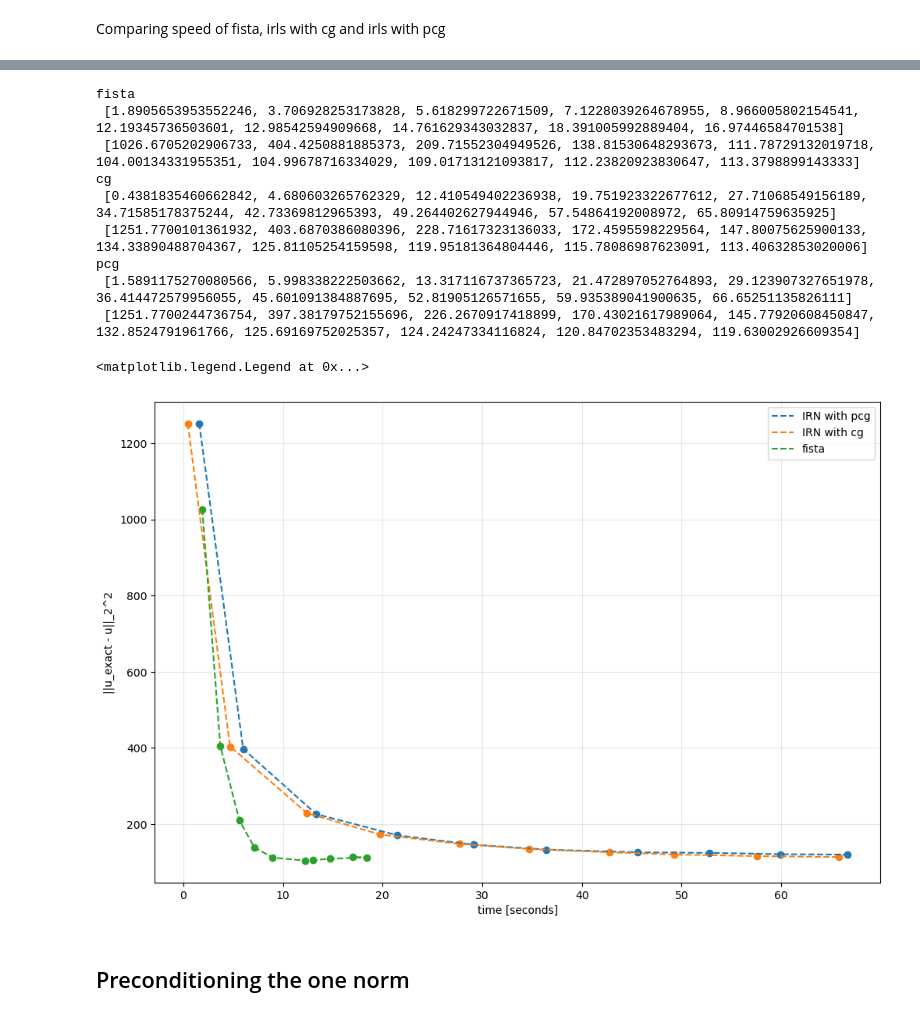
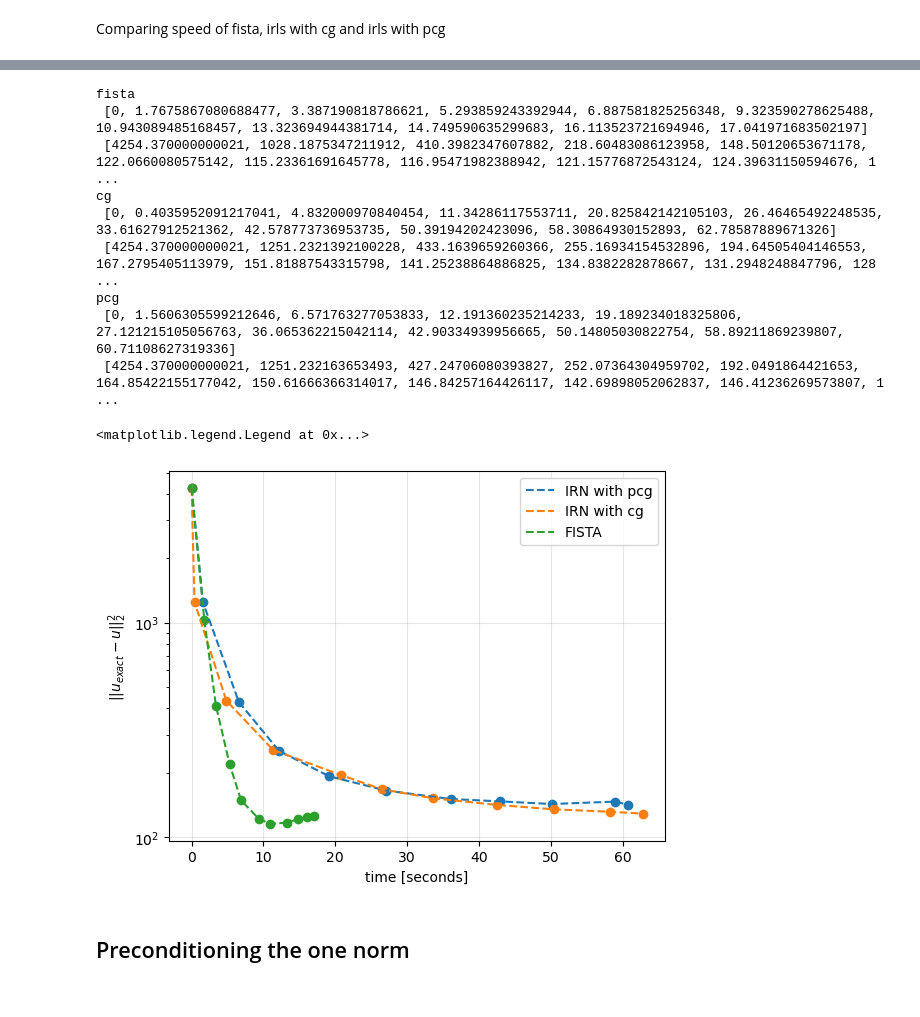
Before and after one commit to FemkeFJF/CIL-Demos, a Jupyter notebook: Femke/IRN/functions_for_precond.ipynb, the cells around one changed output, grey strips where cells are left out. Drawn from its saved outputs; the diff is of its cells as text; code cells hidden in the pictures.

```diff
--- a/Femke/IRN/functions_for_precond.ipynb
+++ b/Femke/IRN/functions_for_precond.ipynb
@@ -733,10 +738,10 @@ sol, err, conv_arr, inner_iter_arr1 = tv_solver_normal(initial = ig.allocate(0),
                        outer_iter = 3,
                        A = A,
                        sino = sino_noisy,
-                       alpha = 1e-6,
+                       alpha = 5e-7,
                        er = None,
                        pre = "True",
-                       cg_tol = 1e-16,
+                       cg_tol = 1e-4,
                        vox_size = 1 / 265,
                        exact = phantom)
 t1_end = time.time()
@@ -749,10 +754,10 @@ sol2, err2, conv_arr2, inner_iter_arr2 = tv_solver_normal(initial = ig.allocate(
                        outer_iter = 3,
                        A = A,
                        sino = sino_noisy,
-                       alpha = 1e-6,
+                       alpha = 5e-7,
                        er = None,
                        pre = "False",
-                       cg_tol = 1e-16,
+                       cg_tol = 1e-4,
                        vox_size = None,
                        exact = phantom)
 t2_end = time.time()
@@ -817,9 +828,18 @@ time_cg = []
 time_pcg = []
 time_fista = []
 
+time_cg.append(0)
+time_pcg.append(0)
+time_fista.append(0)
+
 err_cg = []
 err_pcg = []
 err_fista = []
+
+initial_err = norm(phantom)
+err_cg.append(initial_err)
+err_pcg.append(initial_err)
+err_fista.append(initial_err)
 
 for it in iterations:
 
@@ -830,7 +850,7 @@ for it in iterations:
                         outer_iter = it,
                         A = A,
                         sino = sino_noisy,
-                        alpha = 4e-7,
+                        alpha = 5e-7,
                         er = None,
                         pre = "True",
                         cg_tol = 1e-3,
@@ -848,7 +868,7 @@ for it in iterations:
                         outer_iter = it,
                         A = A,
                         sino = sino_noisy,
-                        alpha = 4e-7,
+                        alpha = 5e-7,
                         er = None,
                         pre = "False",
                         cg_tol = 1e-3,
@@ -875,7 +895,7 @@ for it in iterations:
     #show2D([sol.abs(), sol2.abs(), sol3], [f'pcg, time = {t1_end - t1_start}', f'cg, time = {t2_end - t2_start}', f'fista, time = {t3_end - t3_start}'], cmap='rainbow', num_cols = 3)
     #show2D([(sol.abs() - phantom).abs(), (sol2.abs() - phantom).abs(), (sol3 - phantom).abs()], ['error PCG', 'error CG', 'error fista'], num_cols = 3, cmap = 'rainbow')
 
-plt.figure(figsize=(12,8))
+#plt.figure(figsize=(12,8))
 plt.plot(time_pcg, err_pcg, label="pcg", linestyle='--')
 plt.scatter(time_pcg, err_pcg)
 plt.plot(time_cg, err_cg, label="cg", linestyle='--')
@@ -1047,32 +1067,32 @@ fista
 # %%
 
 print("fista \n", time_fista, "\n", err_fista)
 print("cg \n", time_cg, "\n", err_cg)
 print("pcg \n", time_pcg, "\n", err_pcg)
 
-plt.figure(figsize=(12,8))
-plt.plot(time_pcg, err_pcg, label="IRN with pcg", linestyle='--')
+#plt.figure(figsize=(12,8))
+plt.semilogy(time_pcg, err_pcg, label="IRN with pcg", linestyle='--')
 plt.scatter(time_pcg, err_pcg)
-plt.plot(time_cg, err_cg, label="IRN with cg", linestyle='--')
+plt.semilogy(time_cg, err_cg, label="IRN with cg", linestyle='--')
 plt.scatter(time_cg, err_cg)
-plt.plot(time_fista, err_fista, label="fista", linestyle='--')
+plt.semilogy(time_fista, err_fista, label="FISTA", linestyle='--')
 plt.scatter(time_fista, err_fista)
-plt.ylabel('||u_exact - u||_2^2')
+plt.ylabel('$||u_{exact} - u||_2^2$')
 plt.xlabel('time [seconds]')
 plt.grid(alpha=0.3)
 plt.legend()
 # %% [output]
 fista
- [1.8905653953552246, 3.706928253173828, 5.618299722671509, 7.1228039264678955, 8.966005802154541, 12.19345736503601, 12.98542594909668, 14.761629343032837, 18.391005992889404, 16.97446584701538]
- [1026.6705202906733, 404.4250881885373, 209.71552304949526, 138.81530648293673, 111.78729132019718, 104.00134331955351, 104.99678716334029, 109.01713121093817, 112.23820923830647, 113.3798899143333]
+ [0, 1.7675867080688477, 3.387190818786621, 5.293859243392944, 6.887581825256348, 9.323590278625488, 10.943089485168457, 13.323694944381714, 14.749590635299683, 16.113523721694946, 17.041971683502197]
+ [4254.370000000021, 1028.1875347211912, 410.3982347607882, 218.60483086123958, 148.50120653671178, 122.0660080575142, 115.23361691645778, 116.95471982388942, 121.15776872543124, 124.39631150594676, 1 ...
 cg
- [0.4381835460662842, 4.680603265762329, 12.410549402236938, 19.751923322677612, 27.71068549156189, 34.71585178375244, 42.73369812965393, 49.264402627944946, 57.54864192008972, 65.80914759635925]
- [1251.7700101361932, 403.6870386080396, 228.71617323136033, 172.4595598229564, 147.80075625900133, 134.33890488704367, 125.81105254159598, 119.95181364804446, 115.78086987623091, 113.40632853020006]
+ [0, 0.4035952091217041, 4.832000970840454, 11.34286117553711, 20.825842142105103, 26.46465492248535, 33.61627912521362, 42.578773736953735, 50.39194202423096, 58.30864930152893, 62.78587889671326]
+ [4254.370000000021, 1251.2321392100228, 433.1639659260366, 255.16934154532896, 194.64505404146553, 167.2795405113979, 151.81887543315798, 141.25238864886825, 134.8382282878667, 131.2948248847796, 128 ...
 pcg
- [1.5891175270080566, 5.998338222503662, 13.317116737365723, 21.472897052764893, 29.123907327651978, 36.414472579956055, 45.601091384887695, 52.81905126571655, 59.935389041900635, 66.65251135826111]
- [1251.7700244736754, 397.38179752155696, 226.2670917418899, 170.43021617989064, 145.77920608450847, 132.8524791961766, 125.69169752025357, 124.24247334116824, 120.84702353483294, 119.63002926609354]
+ [0, 1.5606305599212646, 6.571763277053833, 12.191360235214233, 19.189234018325806, 27.121215105056763, 36.065362215042114, 42.90334939956665, 50.14805030822754, 58.89211869239807, 60.71108627319336]
+ [4254.370000000021, 1251.232163653493, 427.24706080393827, 252.07364304959702, 192.0491864421653, 164.85422155177042, 150.61666366314017, 146.84257164426117, 142.69898052062837, 146.41236269573807, 1 ...
 <matplotlib.legend.Legend at 0x...>
-[figure, old version]
+[figure, new version]
 # %% [markdown]
 ## Preconditioning the one norm
 # %%
```
Also changed, not shown: parts of 7 cells of this notebook.
